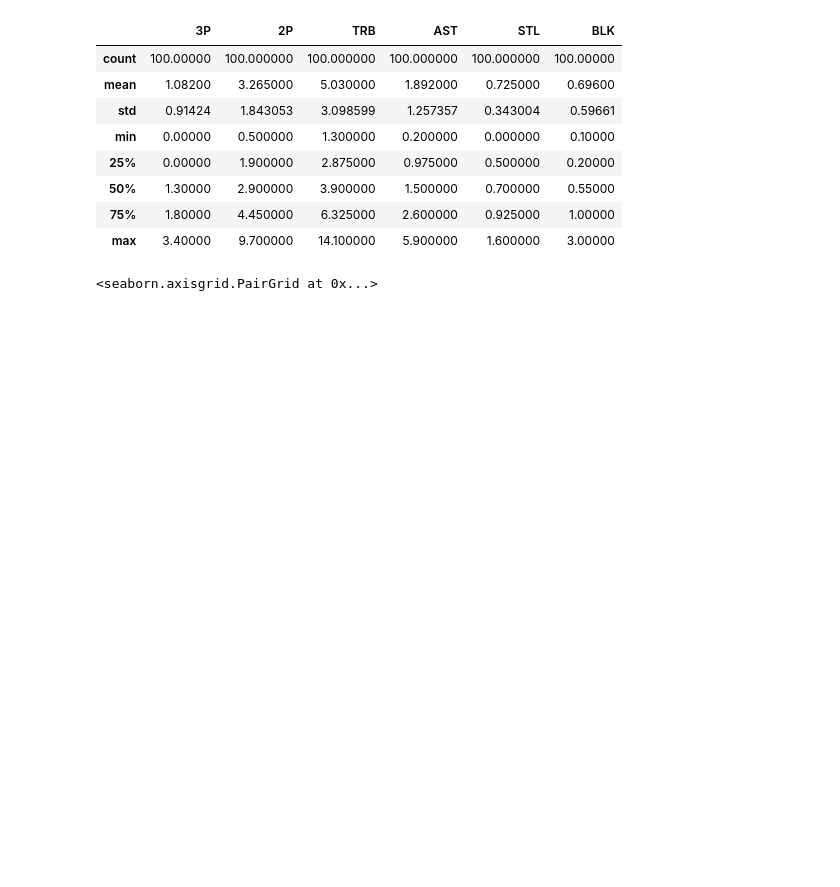
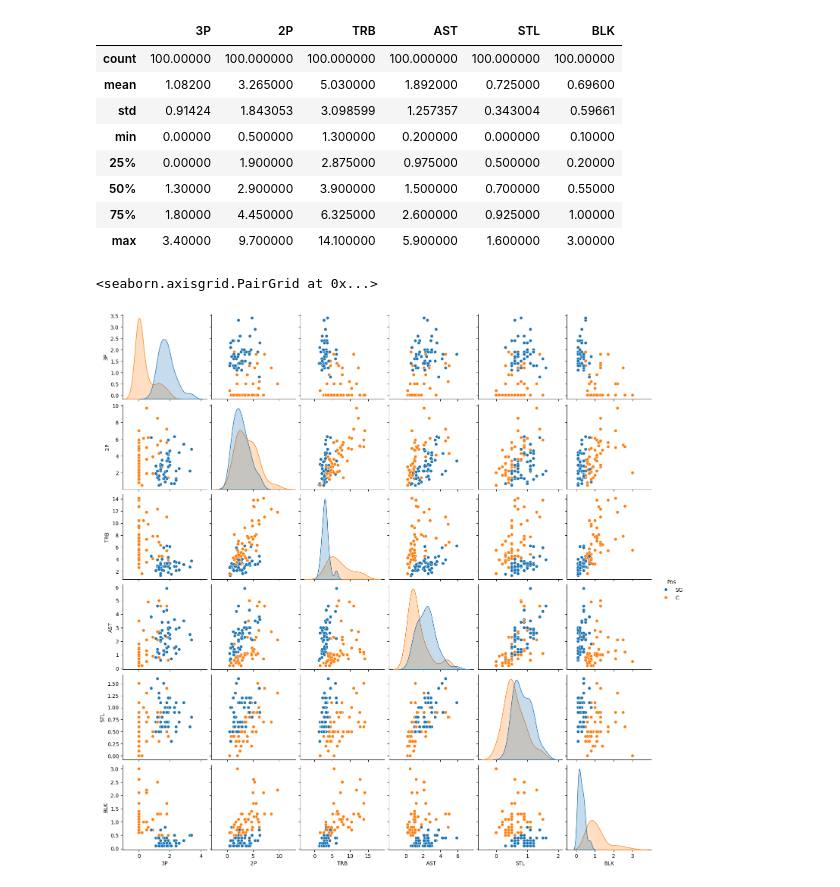
Before and after one commit to JangWoojun/Machine-Learning, a Jupyter notebook: 농구.ipynb, the cells around one changed output. Cells and saved outputs as stored; diff of their text form; code cells hidden in the pictures; blank space fills up the shorter version.

```diff
--- a/농구.ipynb
+++ b/농구.ipynb
@@ -13,6 +13,9 @@ basketball.head()
 | 2 | Alexis Ajinca | C | 0.0 | 2.3 | 4.5 | 0.3 | 0.5 | 0.6 |
 | 3 | Chris Andersen | C | 0.0 | 0.8 | 2.6 | 0.4 | 0.4 | 0.6 |
 | 4 | Will Barton | SG | 1.5 | 3.5 | 4.3 | 3.4 | 0.8 | 0.5 |
+# %%
+# 필요없는 열 삭제
+basketball.drop("Player", axis = 1, inplace = True)
 # %%
 # 기본 정보 출력
 basketball.info()
@@ -48,8 +50,9 @@ basketball.describe()
 # %%
 import matplotlib.pyplot as plt
 import seaborn as sns
 
 # 클래스별 pairplot 그리기
-sns.pairplot(basketball, hue="3P")
+sns.pairplot(basketball, hue="Pos")
 # %% [output]
 <seaborn.axisgrid.PairGrid at 0x...>
+[figure, added]
```
Also changed, not shown: parts of 1 cell of this notebook.
